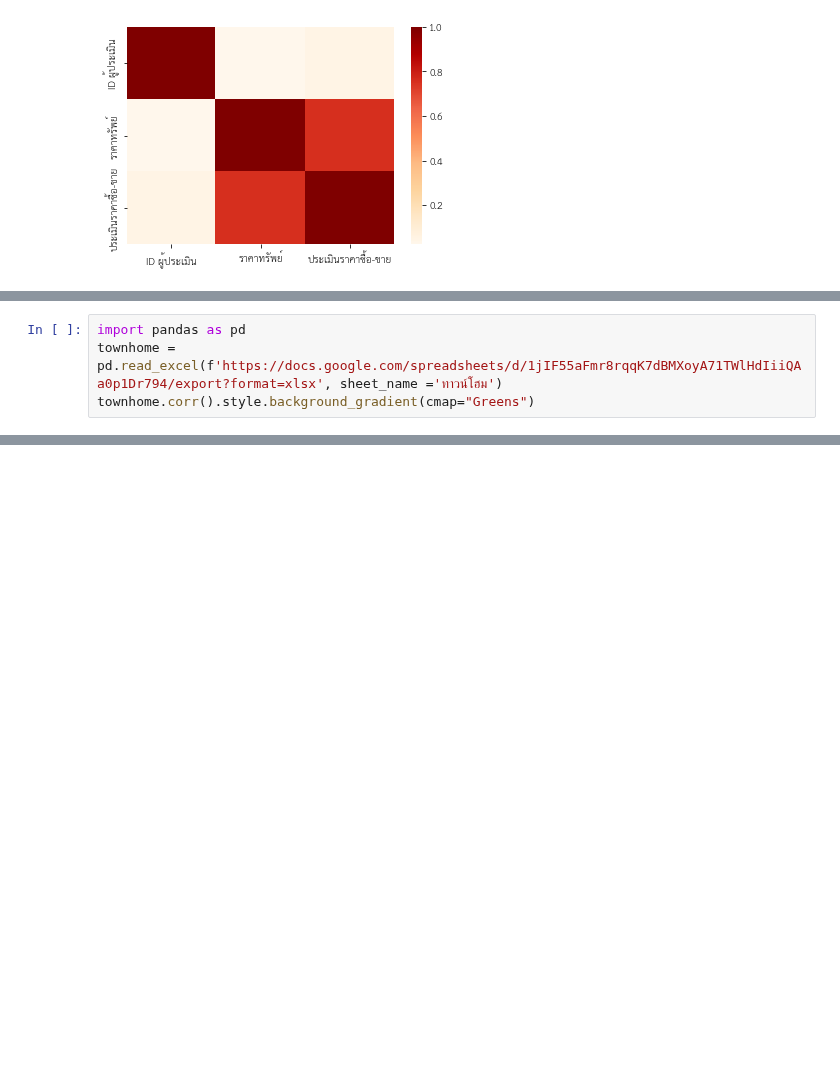
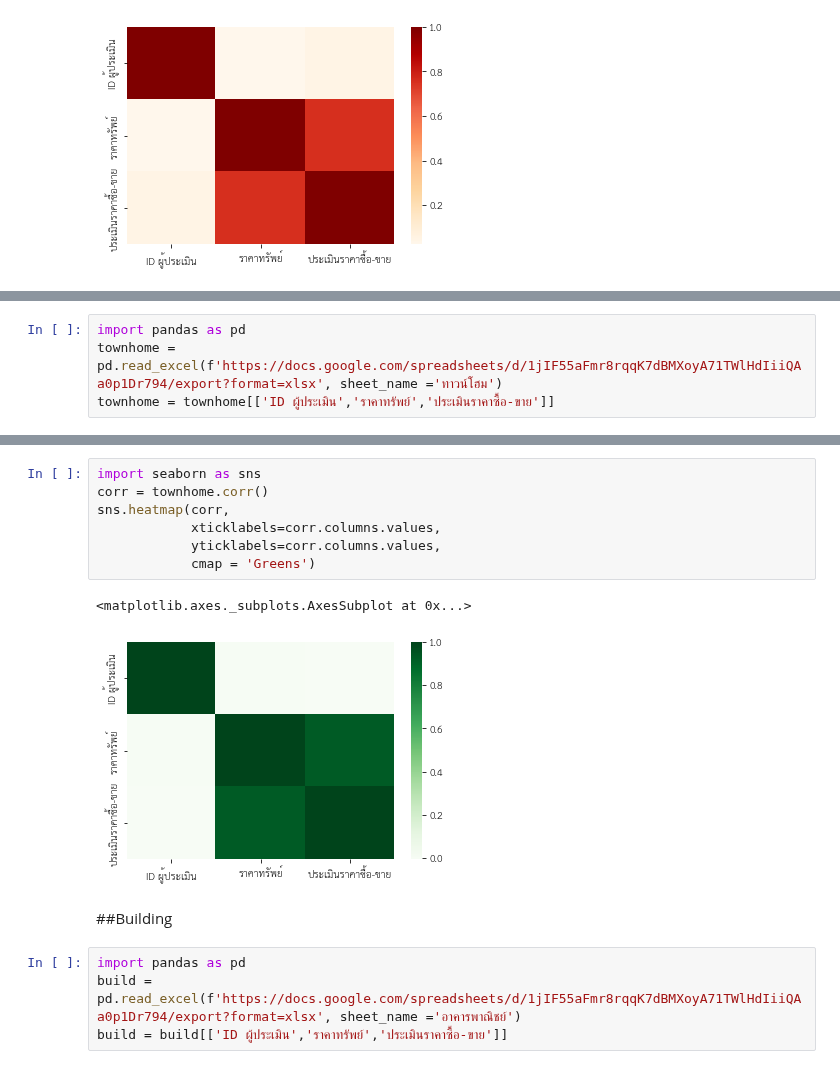
Before and after one commit to nxxk23/bsc_dpdm22, a Jupyter notebook: [dataprep1]property_estimator.ipynb, the cells around one changed output, grey strips where cells are left out. Cells and saved outputs as stored; diff of their text form; blank space fills up the shorter version.

```diff
--- a/[dataprep1]property_estimator.ipynb
+++ b/[dataprep1]property_estimator.ipynb
@@ -1518,4 +1518,4 @@ sns.heatmap(corr,
 # %%
 import pandas as pd
 townhome = pd.read_excel(f'https://docs.google.com/spreadsheets/d/1jIF55aFmr8rqqK7dBMXoyA71TWlHdIiiQAa0p1Dr794/export?format=xlsx', sheet_name ='ทาวน์โฮม')
-townhome.corr().style.background_gradient(cmap="Greens")
+townhome = townhome[['ID ผู้ประเมิน','ราคาทรัพย์','ประเมินราคาซื้อ-ขาย']]
@@ -1531,0 +1529,16 @@ townhome.corr().style.background_gradient(cmap="Greens")
+# %%
+import seaborn as sns
+corr = townhome.corr()
+sns.heatmap(corr,
+            xticklabels=corr.columns.values,
+            yticklabels=corr.columns.values,
+            cmap = 'Greens')
+# %% [output]
+<matplotlib.axes._subplots.AxesSubplot at 0x...>
+[figure, added]
+# %% [markdown]
+##Building
+# %%
+import pandas as pd
+build = pd.read_excel(f'https://docs.google.com/spreadsheets/d/1jIF55aFmr8rqqK7dBMXoyA71TWlHdIiiQAa0p1Dr794/export?format=xlsx', sheet_name ='อาคารพาณิชย์')
+build = build[['ID ผู้ประเมิน','ราคาทรัพย์','ประเมินราคาซื้อ-ขาย']]
```
Also changed, not shown: parts of 6 cells of this notebook.
